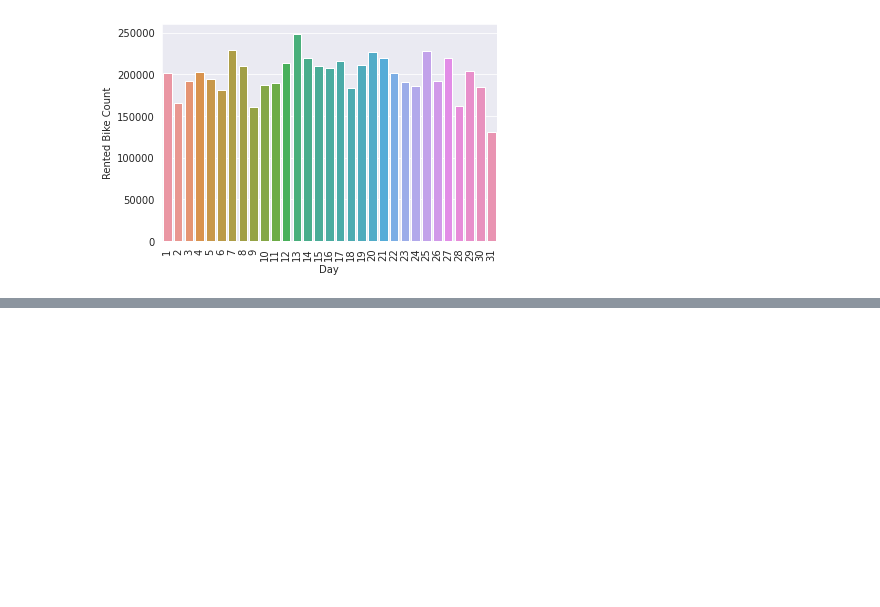
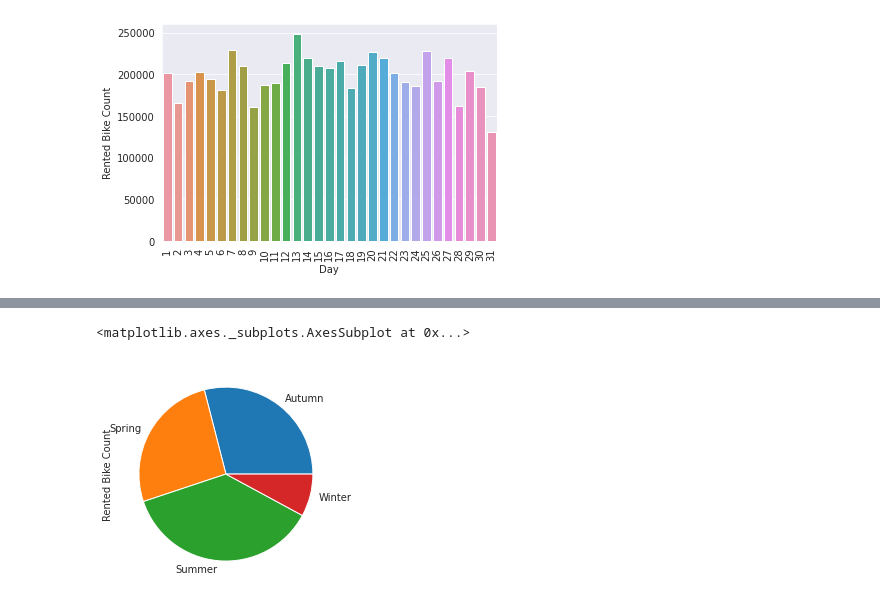
Before and after one commit to manojpatil3010/Bike-Sharing-Demand-_Capstone-_Project.ipynb, a Jupyter notebook: ML_Regression_Capstone__Project.ipynb, the cells around one changed output, grey strips where cells are left out. Saved outputs shown, nothing was run; the diff lists cells and outputs as text; code cells hidden in the pictures; blank space fills up the shorter version.

```diff
--- a/ML_Regression_Capstone__Project.ipynb
+++ b/ML_Regression_Capstone__Project.ipynb
@@ -264,0 +288,6 @@ plt.xticks(rotation=90);
+# %%
+
+df.groupby('Seasons').sum()['Rented Bike Count'].plot.pie()
+# %% [output]
+<matplotlib.axes._subplots.AxesSubplot at 0x...>
+[figure, added]
```
Also changed, not shown: parts of 26 cells of this notebook.
